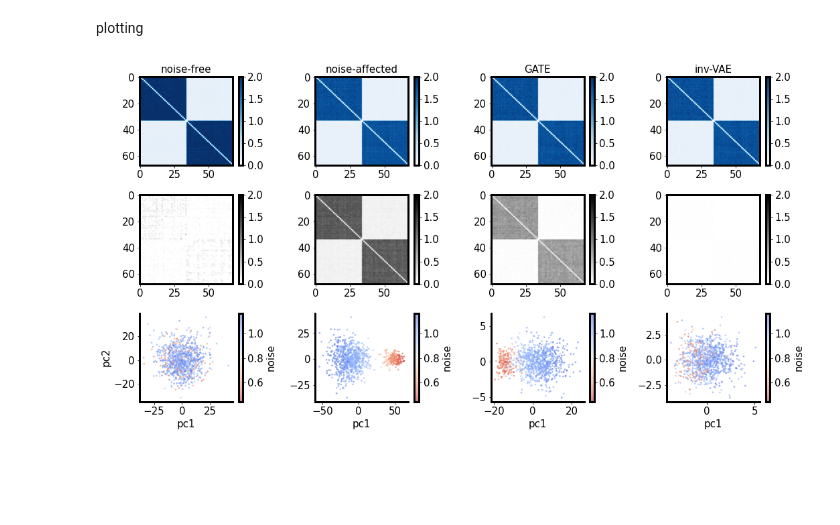
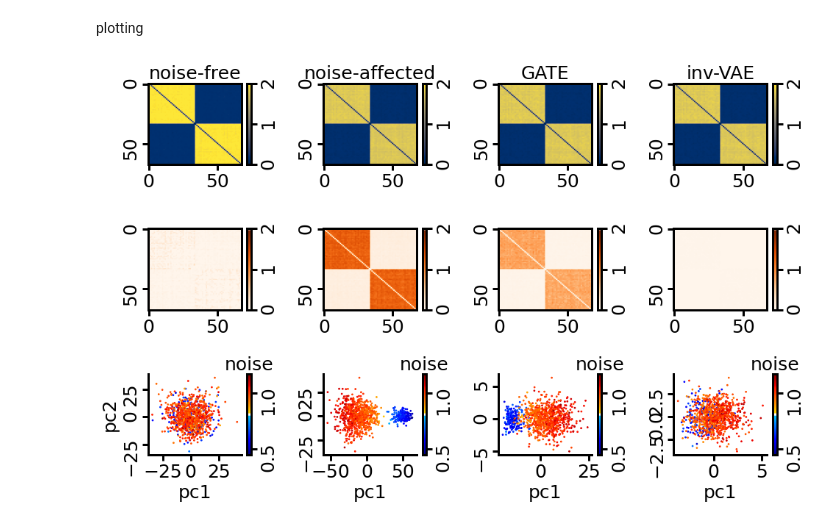
Before and after one commit to yzhang511/inv-vae, a Jupyter notebook: notebooks/fig_3.ipynb, the cells around one changed output. Cells and saved outputs as stored; diff of their text form; code cells hidden in the pictures; blank space fills up the shorter version.

```diff
--- a/notebooks/fig_3.ipynb
+++ b/notebooks/fig_3.ipynb
@@ -252,63 +252,125 @@ inv_vae_Xt = pca.fit_transform(inv_latents)
 inv_vae_df = pd.DataFrame({"pc1": inv_vae_Xt[:,0], "pc2": inv_vae_Xt[:,1], "noise": noises})
 # %% [markdown]
 plotting
+# %%
+n=39
+x = 0.32
+cmap = plt.cm.jet
+lower = cmap(np.linspace(0, x, n))
+white = np.ones((80-2*n,4))
+upper = cmap(np.linspace(1-x, 1, n))
+colors = np.vstack((lower, white, upper))
+div_cmap = matplotlib.colors.LinearSegmentedColormap.from_list('div_cmap', colors)
+# %%
+n=39
+x = 1.
+cmap = plt.cm.Oranges
+lower = cmap(np.linspace(0, x, n))
+white = np.ones((40-n,4))
+upper = cmap(np.linspace(1-x, 1, n))
+colors = np.vstack((lower, white))
+seq_cmap = matplotlib.colors.LinearSegmentedColormap.from_list('seq_cmap', colors)
 # %%
-fig, axes = plt.subplots(3, 4, figsize=(15, 8))
+fig, axes = plt.subplots(3, 4, figsize=(14, 9))
 
-p1 = axes[0,0].imshow(sim_nets.mean(0), aspect='auto', cmap='Blues', vmin=0, vmax=2)
+p1 = axes[0,0].imshow(sim_nets.mean(0), aspect='auto', cmap='cividis', vmin=0, vmax=2)
 axes[0,0].set_title('noise-free')
+axes[0,0].tick_params(axis='y', labelrotation=90, length=8, width=3)
+axes[0,0].tick_params(axis='x', length=8, width=3)
 cbar = plt.colorbar(p1, ax=axes[0,0])
+cbar.ax.tick_params(labelrotation=90, length=8, width=3, labelbottom=False)
 
-p2 = axes[1,0].imshow(diff_sim_nets, aspect='auto', cmap='binary', vmin=0, vmax=2)
+p2 = axes[1,0].imshow(diff_sim_nets, aspect='auto', cmap=seq_cmap, vmin=0, vmax=2)
+axes[1,0].tick_params(axis='y', labelrotation=90, length=8, width=3)
+axes[1,0].tick_params(axis='x', length=8, width=3)
 cbar = plt.colorbar(p2, ax=axes[1,0])
+cbar.ax.tick_params(labelrotation=90, length=8, width=3, labelbottom=False)
 
-p3 = axes[2,0].scatter(x="pc1", y="pc2", c="noise", cmap='coolwarm_r', data=sim_df, s=3, alpha=0.5)
+p3 = axes[2,0].scatter(x="pc1", y="pc2", c="noise", cmap=div_cmap, data=sim_df, s=3, alpha=1.)
 axes[2,0].set_xlabel('pc1')
 axes[2,0].set_ylabel('pc2')
 axes[2,0].spines['top'].set_visible(False)
 axes[2,0].spines['right'].set_visible(False)
-cbar = plt.colorbar(p3, ax=axes[2,0], label="noise")
+axes[2,0].tick_params(axis='y', labelrotation=90, length=8, width=3)
+axes[2,0].tick_params(axis='x', length=8, width=3)
+cbar = plt.colorbar(p3, ax=axes[2,0])
+cbar.ax.tick_params(labelrotation=90, length=8, width=3, labelbottom=False)
+cbar.ax.set_title('noise')
+cbar.set_ticks([0.5, 1.0])
 
-p4 = axes[0,1].imshow(noisy_nets.mean(0), aspect='auto', cmap='Blues', vmin=0, vmax=2)
+p4 = axes[0,1].imshow(noisy_nets.mean(0), aspect='auto', cmap='cividis', vmin=0, vmax=2)
 axes[0,1].set_title('noise-affected')
+axes[0,1].tick_params(axis='y', labelrotation=90, length=8, width=3)
+axes[0,1].tick_params(axis='x', length=8, width=3)
 cbar = plt.colorbar(p4, ax=axes[0,1])
+cbar.ax.tick_params(labelrotation=90, length=8, width=3, labelbottom=False)
 
-p5 = axes[1,1].imshow(diff_noise_nets, aspect='auto', cmap='binary', vmin=0, vmax=2)
+p5 = axes[1,1].imshow(diff_noise_nets, aspect='auto', cmap=seq_cmap, vmin=0, vmax=2)
+axes[1,1].tick_params(axis='y', labelrotation=90, length=8, width=3)
+axes[1,1].tick_params(axis='x', length=8, width=3)
 cbar = plt.colorbar(p5, ax=axes[1,1])
+cbar.ax.tick_params(labelrotation=90, length=8, width=3, labelbottom=False)
 
-p6 = axes[2,1].scatter(x="pc1", y="pc2", c="noise", cmap='coolwarm_r', data=noisy_df, s=3, alpha=0.5)
+p6 = axes[2,1].scatter(x="pc1", y="pc2", c="noise", cmap=div_cmap, data=noisy_df, s=3, alpha=1.)
 axes[2,1].set_xlabel('pc1')
 axes[2,1].spines['top'].set_visible(False)
 axes[2,1].spines['right'].set_visible(False)
-cbar = plt.colorbar(p6, ax=axes[2,1], label="noise")
+axes[2,1].tick_params(axis='y', labelrotation=90, length=8, width=3)
+axes[2,1].tick_params(axis='x', length=8, width=3)
+cbar = plt.colorbar(p6, ax=axes[2,1])
+cbar.ax.set_title('noise')
+cbar.set_ticks([0.5, 1.0])
+cbar.ax.tick_params(labelrotation=90, length=8, width=3, labelbottom=False)
 
-p7 = axes[0,2].imshow(x_recon.mean(0), aspect='auto', cmap='Blues', vmin=0, vmax=2)
+p7 = axes[0,2].imshow(x_recon.mean(0), aspect='auto', cmap='cividis', vmin=0, vmax=2)
 axes[0,2].set_title('GATE')
+axes[0,2].tick_params(axis='y', labelrotation=90, length=8, width=3)
+axes[0,2].tick_params(axis='x', length=8, width=3)
 cbar = plt.colorbar(p7, ax=axes[0,2])
+cbar.ax.tick_params(labelrotation=90, length=8, width=3, labelbottom=False)
 
-p8 = axes[1,2].imshow(diff_noise_recon, aspect='auto', cmap='binary', vmin=0, vmax=2)
+p8 = axes[1,2].imshow(diff_noise_recon, aspect='auto', cmap=seq_cmap, vmin=0, vmax=2)
+axes[1,2].tick_params(axis='y', labelrotation=90, length=8, width=3)
+axes[1,2].tick_params(axis='x', length=8, width=3)
 cbar = plt.colorbar(p8, ax=axes[1,2])
+cbar.ax.tick_params(labelrotation=90, length=8, width=3, labelbottom=False)
 
-p9 = axes[2,2].scatter(x="pc1", y="pc2", c="noise", cmap='coolwarm_r', data=vae_df, s=3, alpha=0.5)
+p9 = axes[2,2].scatter(x="pc1", y="pc2", c="noise", cmap=div_cmap, data=vae_df, s=3, alpha=1.)
 axes[2,2].set_xlabel('pc1')
 axes[2,2].spines['top'].set_visible(False)
 axes[2,2].spines['right'].set_visible(False)
-cbar = plt.colorbar(p9, ax=axes[2,2], label="noise")
+axes[2,2].tick_params(axis='y', labelrotation=90, length=8, width=3)
+axes[2,2].tick_params(axis='x', length=8, width=3)
+cbar = plt.colorbar(p9, ax=axes[2,2])
+cbar.ax.set_title('noise')
+cbar.set_ticks([0.5, 1.0])
+cbar.ax.tick_params(labelrotation=90, length=8, width=3, labelbottom=False)
 
-p10 = axes[0,3].imshow(x_denoised.mean(0), aspect='auto', cmap='Blues', vmin=0, vmax=2)
+p10 = axes[0,3].imshow(x_denoised.mean(0), aspect='auto', cmap='cividis', vmin=0, vmax=2)
 axes[0,3].set_title('inv-VAE')
+axes[0,3].tick_params(axis='y', labelrotation=90, length=8, width=3)
+axes[0,3].tick_params(axis='x', length=8, width=3)
 cbar = plt.colorbar(p10, ax=axes[0,3])
+cbar.ax.tick_params(labelrotation=90, length=8, width=3, labelbottom=False)
 
-p11 = axes[1,3].imshow(diff_noise_denoised, aspect='auto', cmap='binary', vmin=0, vmax=2)
+p11 = axes[1,3].imshow(diff_noise_denoised, aspect='auto', cmap=seq_cmap, vmin=0, vmax=2)
+axes[1,3].tick_params(axis='y', labelrotation=90, length=8, width=3)
+axes[1,3].tick_params(axis='x', length=8, width=3)
 cbar = plt.colorbar(p11, ax=axes[1,3])
+cbar.ax.tick_params(labelrotation=90, length=8, width=3, labelbottom=False)
 
-p12 = axes[2,3].scatter(x="pc1", y="pc2", c="noise", cmap='coolwarm_r', data=inv_vae_df, s=3, alpha=0.5)
+p12 = axes[2,3].scatter(x="pc1", y="pc2", c="noise", cmap=div_cmap, data=inv_vae_df, s=3, alpha=1.)
 axes[2,3].set_xlabel('pc1')
 axes[2,3].spines['top'].set_visible(False)
 axes[2,3].spines['right'].set_visible(False)
-cbar = plt.colorbar(p12, ax=axes[2,3], label="noise")
+axes[2,3].tick_params(axis='y', labelrotation=90, length=8, width=3)
+axes[2,3].tick_params(axis='x', length=8, width=3)
+cbar = plt.colorbar(p12, ax=axes[2,3])
+cbar.set_ticks([0.5, 1.0])
+cbar.ax.set_title('noise')
+cbar.ax.tick_params(labelrotation=90, length=8, width=3, labelbottom=False)
 
 plt.tight_layout()
 plt.savefig('saved_figs/fig3_simulation.png', facecolor='white', dpi=800)
 # %% [output]
-[figure, old version]
+[figure, new version]
```
Also changed, not shown: parts of 3 cells of this notebook, 3 other files.
